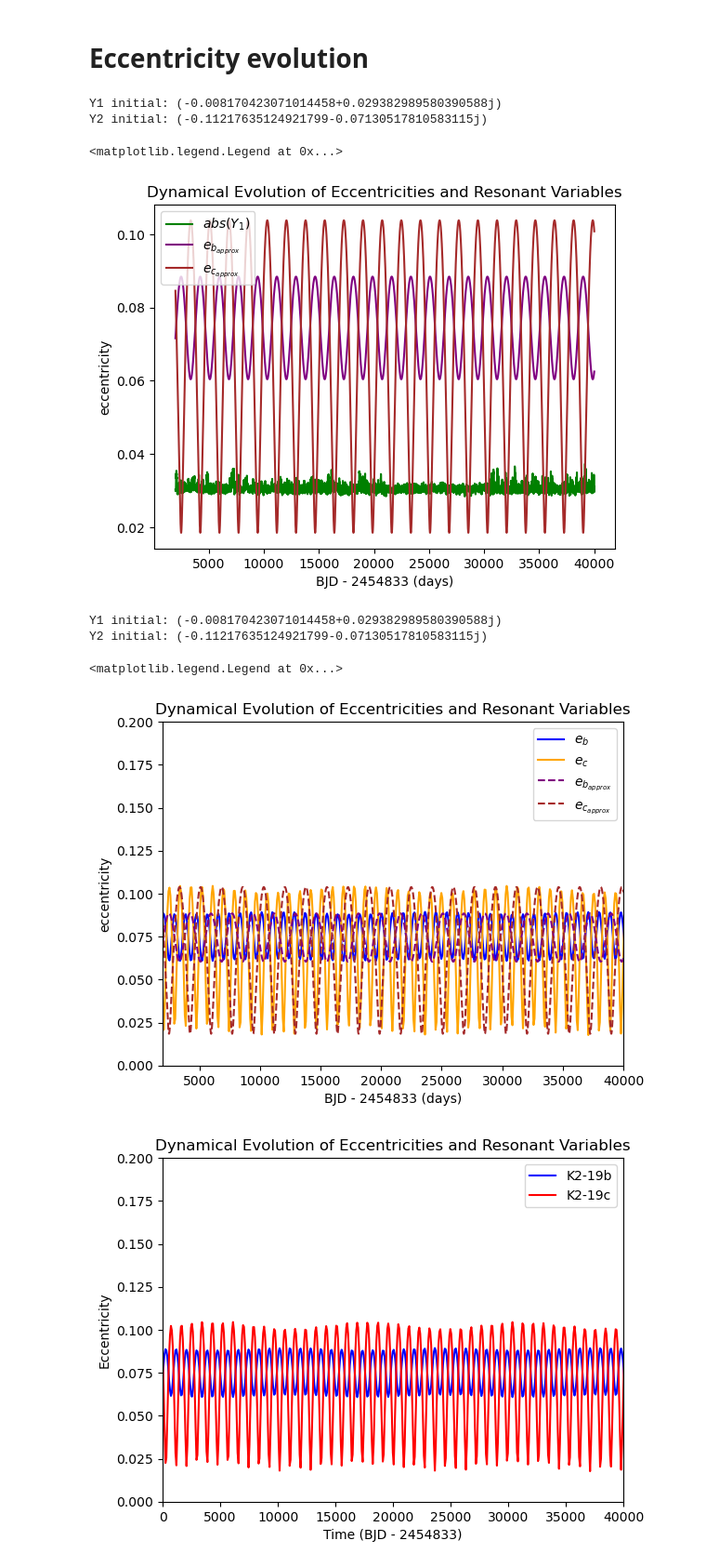
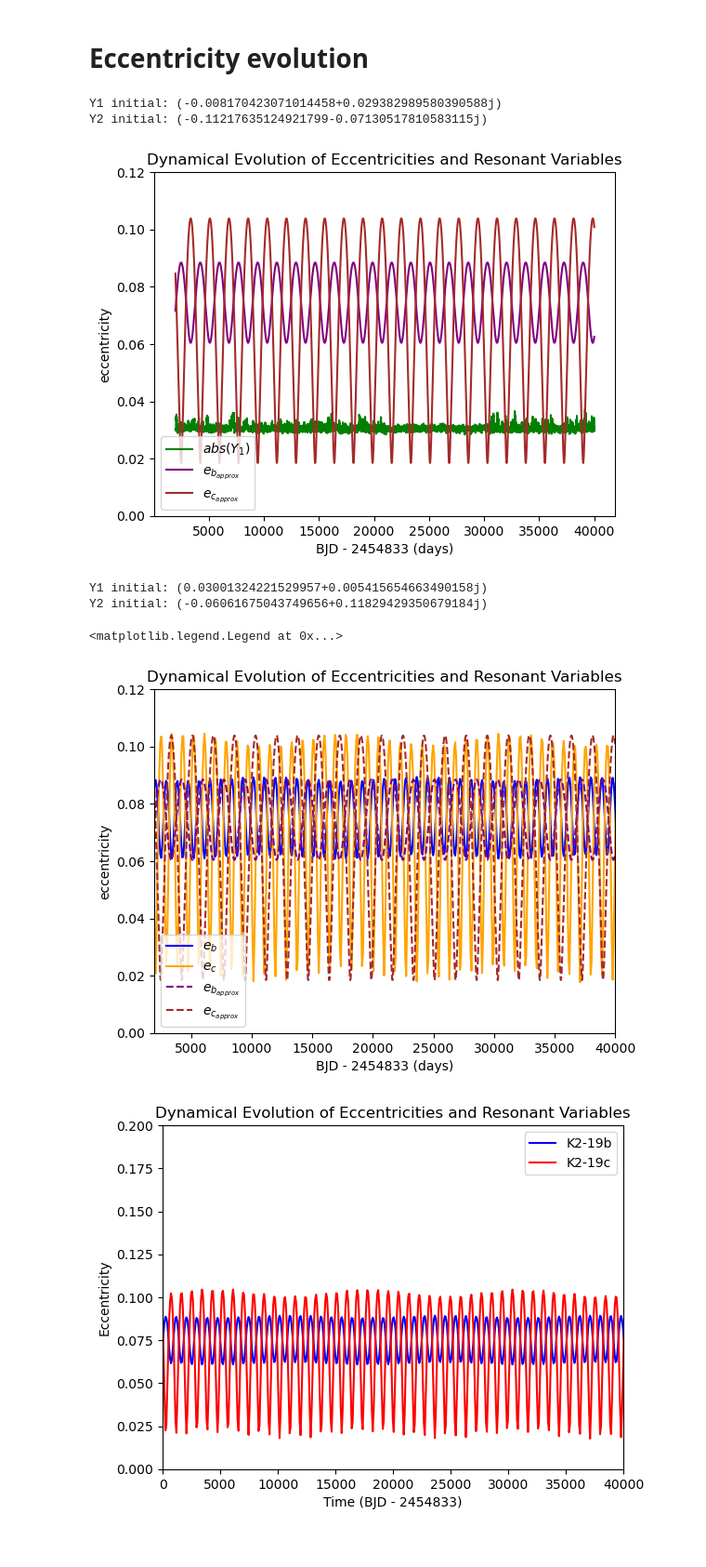
Before and after one commit to pentrican10/k2-19-project, a Jupyter notebook: resonant_figure.ipynb, the cells around one changed output. Shown at 93% size. Saved outputs shown, nothing was run; the diff lists cells and outputs as text; code cells hidden in the pictures.

```diff
--- a/resonant_figure.ipynb
+++ b/resonant_figure.ipynb
@@ -1242,7 +1121,7 @@ for i, idx in enumerate(index):
 
     for i, t in enumerate(times):
         sim.integrate(t)
-        H_t, Y1_t, Y2_t, I1_t, I2_t, theta1_t, eb_1, ec_t = compute_resonant_vars(sim)
+        H_t, Y1_t, Y2_t, I1_t, I2_t, theta1_t, eb_1, ec_t, Delta_pomega_t = compute_resonant_vars(sim)
         # print(Y1)
         H_vals[i] = H_t
         Re_Y1_vals[i] = np.real(Y1_t)
@@ -1457,48 +1345,52 @@ plt.plot(t, np.abs(ecc_aprox_c),color='brown', label='$e_{c_{approx}}$')
 plt.title('Dynamical Evolution of Eccentricities and Resonant Variables')
 plt.xlabel('BJD - 2454833 (days)')
 plt.ylabel('eccentricity')
+plt.ylim(0,0.12)
 plt.legend()
+plt.show()
 # %% [output]
 Y1 initial: (-0.008170423071014458+0.029382989580390588j)
 Y2 initial: (-0.11217635124921799-0.07130517810583115j)
-<matplotlib.legend.Legend at 0x...>
-[figure, old version]
+[figure, new version]
 # %%
 ### approximated eccentricity evolution
 t = np.linspace(1980., 40000., 8000)
 t_ecc = np.linspace(0, t_max, Nout)
-Y1_initial = Y1_tilda_(e_tilda_b_med, e_tilda_c_med, pomega_b_med, pomega_c_med, theta_res_med, gamma_med)
-Y2_initial = Y2_tilda_(e_tilda_b_med, e_tilda_c_med, pomega_b_med, pomega_c_med, theta_res_med, gamma_med)
+# Y1_initial = Y1_tilda_(e_tilda_b_med, e_tilda_c_med, pomega_b_med, pomega_c_med, theta_res_med, gamma_med)
+Y1_initial = Y1i
+
+# Y2_initial = Y2_tilda_(e_tilda_b_med, e_tilda_c_med, pomega_b_med, pomega_c_med, theta_res_med, gamma_med)
+Y2_initial = Y2i
 print(f'Y1 initial: {Y1_initial}')
 print(f'Y2 initial: {Y2_initial}')
 ecc_aprox_b = ecc_aprox_b_(t, Tc_b_med, Y1_initial, Y2_initial, P_b_med, P_c_med)
 ecc_aprox_c = ecc_aprox_c_(t, Tc_c_med, Y1_initial, Y2_initial, P_b_med, P_c_med)
 
 # Y1_rebound = Re_Y1_vals + 1j*Im_Y1_vals
 # Y2_rebound = Re_Y2_vals + 1j*Im_Y2_vals
 # ecc_b = ecc_b_(Y1_rebound, Y2_rebound, gamma_med, pomega_b_med, theta_res_med)
 # ecc_c = ecc_c_(Y1_rebound, Y2_rebound, gamma_med, pomega_c_med, theta_res_med)
 
 plt.plot(t_ecc, abs(eb_vals), color='blue', label='$e_b$')
 plt.plot(t_ecc, abs(ec_vals), color='orange', label='$e_c$')
 
 # plt.plot(t, np.abs(Y1), color='green', label='$abs(Y_1)$')
 # plt.plot(t, np.abs(Y2), color='red', label='$abs(Y_2)$')
 
 plt.plot(t, np.abs(ecc_aprox_b), color='purple',linestyle='--', label='$e_{b_{approx}}$')
 plt.plot(t, np.abs(ecc_aprox_c),color='brown', linestyle='--', label='$e_{c_{approx}}$')
 
 plt.title('Dynamical Evolution of Eccentricities and Resonant Variables')
 plt.xlabel('BJD - 2454833 (days)')
 plt.ylabel('eccentricity')
 plt.xlim(1980,40000)
-plt.ylim(0, 0.2)
+plt.ylim(0, 0.12)
 plt.legend()
 # %% [output]
-Y1 initial: (-0.008170423071014458+0.029382989580390588j)
-Y2 initial: (-0.11217635124921799-0.07130517810583115j)
+Y1 initial: (0.03001324221529957+0.005415654663490158j)
+Y2 initial: (-0.06061675043749656+0.11829429350679184j)
 <matplotlib.legend.Legend at 0x...>
-[figure, old version]
+[figure, new version]
 # %%
 # Plot
 plt.plot(t_ecc, (eb_vals), color='blue', label='K2-19b')
```
Also changed, not shown: parts of 24 cells of this notebook, 2 other files.
